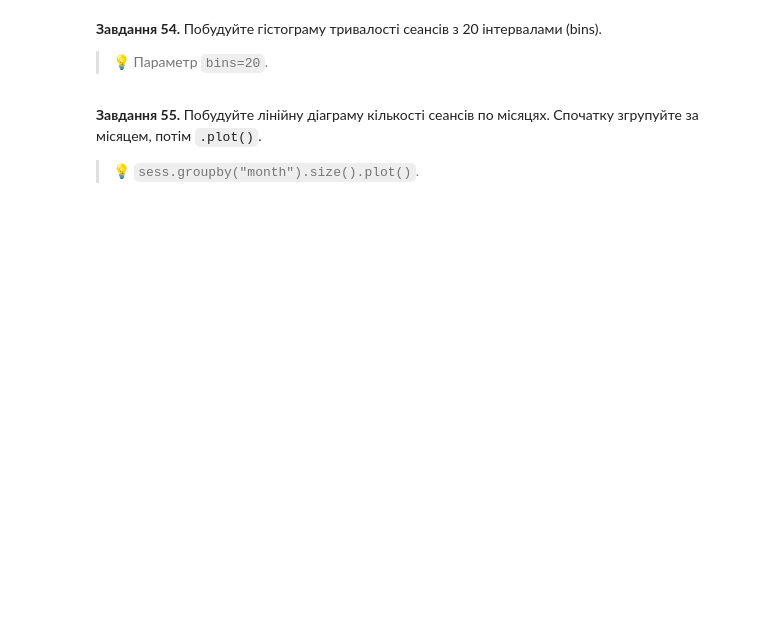
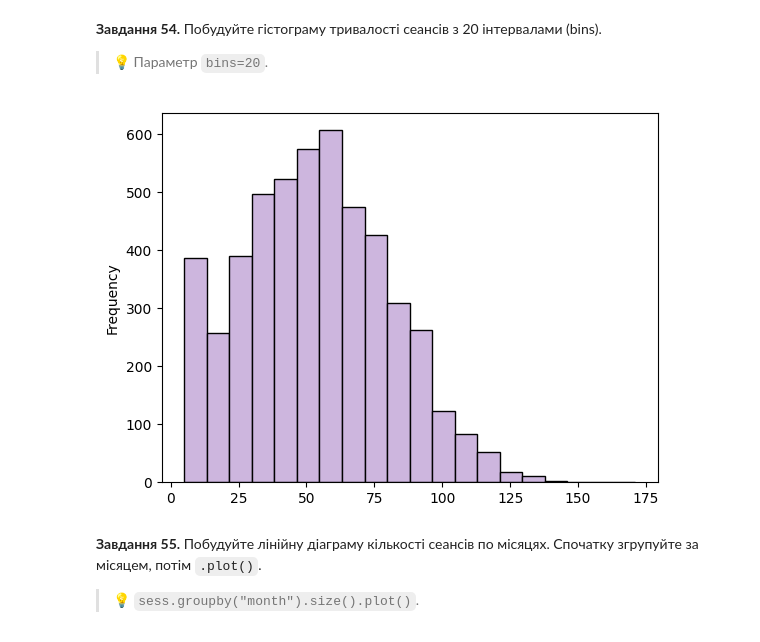
Before and after one commit to ParusSlava/DTA_2026, a Jupyter notebook: homework/29_05_26_Nazar_pandas_viz_practice.ipynb, the cells around one changed output. Saved outputs shown, nothing was run; the diff lists cells and outputs as text; code cells hidden in the pictures; blank space fills up the shorter version.

```diff
--- a/homework/29_05_26_Nazar_pandas_viz_practice.ipynb
+++ b/homework/29_05_26_Nazar_pandas_viz_practice.ipynb
@@ -951,3 +1014,10 @@ pandas вміє будувати швидкі графіки прямо з да
+# %%
+# Завдання 54:
+sess['duration_min'].plot(kind='hist', bins=20, edgecolor="black", color="#cdb6de")
+
+plt.show()
+# %% [output]
+[figure, added]
 # %% [markdown]
 **Завдання 55.** Побудуйте лінійну діаграму кількості сеансів по місяцях. Спочатку згрупуйте за місяцем, потім `.plot()`.
 
```
Also changed, not shown: parts of 38 cells of this notebook.
